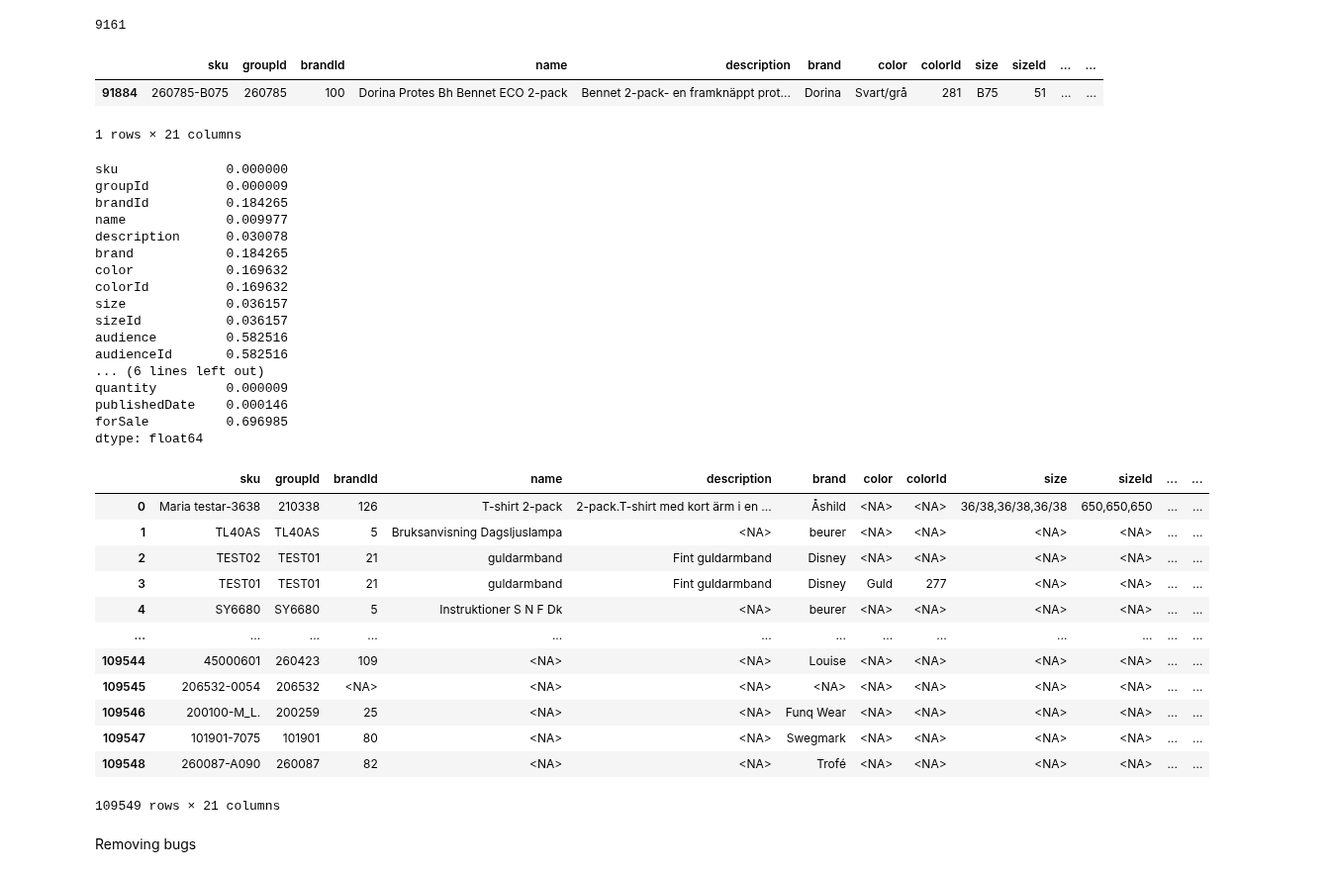
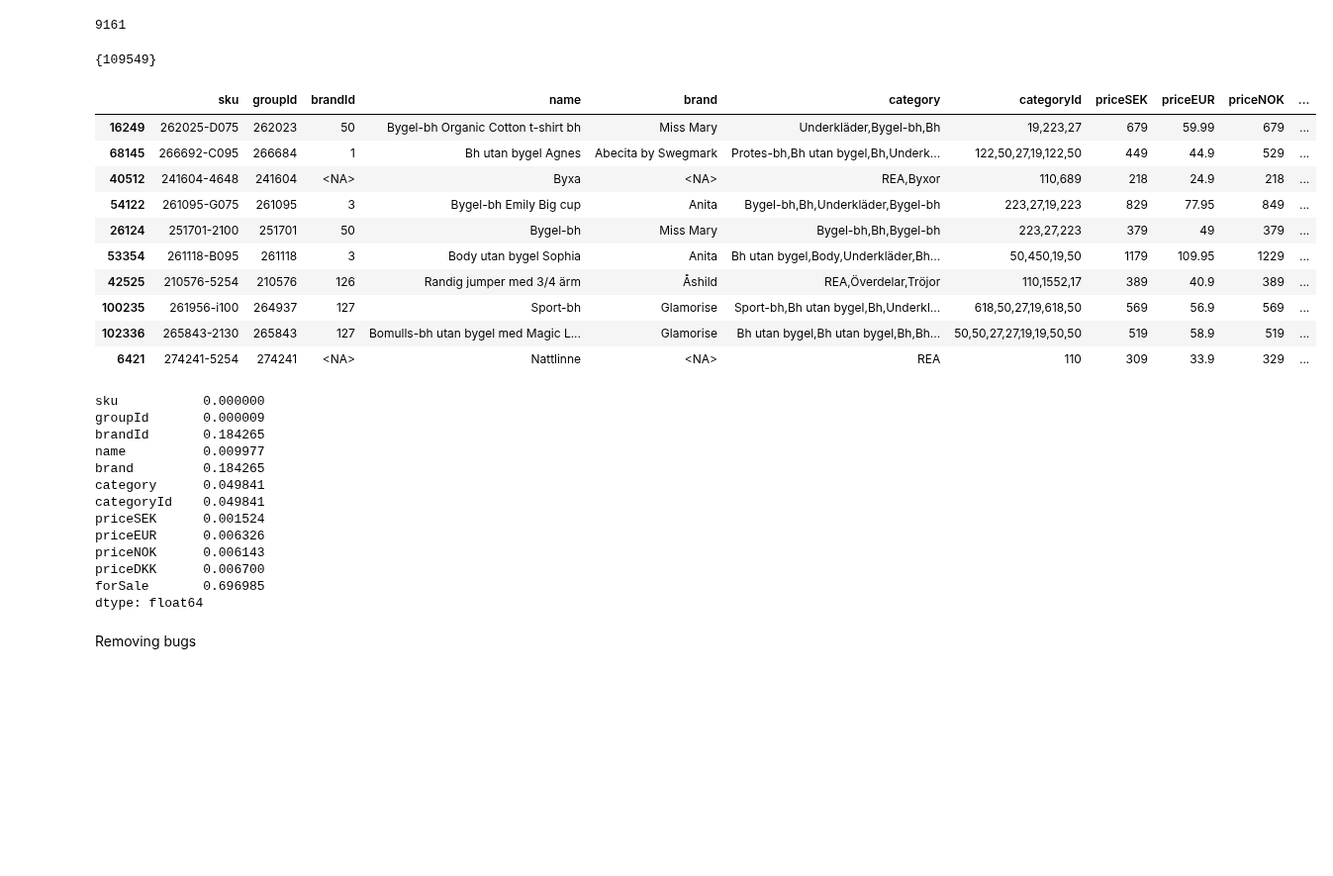
Before and after one commit to maria-lagerholm/itcm_recommendation_engine, a Jupyter notebook: notebooks/eda_articles.ipynb, the cells around one changed output. Shown at 99% size. Saved outputs shown, nothing was run; the diff lists cells and outputs as text; code cells hidden in the pictures; blank space fills up the shorter version.

```diff
--- a/notebooks/eda_articles.ipynb
+++ b/notebooks/eda_articles.ipynb
@@ -6,51 +6,47 @@ articles = pd.read_csv("../data/external/products.csv", dtype='string')
 print(articles['groupId'].nunique())
 # %% [output]
 9161
+# %%
+{len(articles)}
+# %% [output]
+{109549}
 # %%
-articles = articles.drop(columns=['status', 'incommingQuantity', 'length', 'width', 'height', 'weight', 'fabricId', 'fabric'])
+articles = articles.drop(columns=[
+    'status', 'incommingQuantity', 'length', 'width', 'height', 'weight',
+    'fabricId', 'fabric', 'description', 'colorId', 'color',
+    'sizeId', 'size', 'audience', 'audienceId', 'publishedDate', 'quantity'
+])
 # %%
-articles.sample()
+articles.sample(10)
 # %% [output]
-|  | sku | groupId | brandId | name | description | brand | color | colorId | size | sizeId | ... | ... |
-| 91884 | 260785-B075 | 260785 | 100 | Dorina Protes Bh Bennet ECO 2-pack | Bennet 2-pack- en framknäppt prot... | Dorina | Svart/grå | 281 | B75 | 51 | ... | ... |
+|  | sku | groupId | brandId | name | brand | category | categoryId | priceSEK | priceEUR | priceNOK | ... |
+| 16249 | 262025-D075 | 262023 | 50 | Bygel-bh Organic Cotton t-shirt bh | Miss Mary | Underkläder,Bygel-bh,Bh | 19,223,27 | 679 | 59.99 | 679 | ... |
+| 68145 | 266692-C095 | 266684 | 1 | Bh utan bygel Agnes | Abecita by Swegmark | Protes-bh,Bh utan bygel,Bh,Underk... | 122,50,27,19,122,50 | 449 | 44.9 | 529 | ... |
+| 40512 | 241604-4648 | 241604 | <NA> | Byxa | <NA> | REA,Byxor | 110,689 | 218 | 24.9 | 218 | ... |
+| 54122 | 261095-G075 | 261095 | 3 | Bygel-bh Emily Big cup | Anita | Bygel-bh,Bh,Underkläder,Bygel-bh | 223,27,19,223 | 829 | 77.95 | 849 | ... |
+| 26124 | 251701-2100 | 251701 | 50 | Bygel-bh | Miss Mary | Bygel-bh,Bh,Bygel-bh | 223,27,223 | 379 | 49 | 379 | ... |
+| 53354 | 261118-B095 | 261118 | 3 | Body utan bygel Sophia | Anita | Bh utan bygel,Body,Underkläder,Bh... | 50,450,19,50 | 1179 | 109.95 | 1229 | ... |
+| 42525 | 210576-5254 | 210576 | 126 | Randig jumper med 3/4 ärm | Åshild | REA,Överdelar,Tröjor | 110,1552,17 | 389 | 40.9 | 389 | ... |
+| 100235 | 261956-i100 | 264937 | 127 | Sport-bh | Glamorise | Sport-bh,Bh utan bygel,Bh,Underkl... | 618,50,27,19,618,50 | 569 | 56.9 | 569 | ... |
+| 102336 | 265843-2130 | 265843 | 127 | Bomulls-bh utan bygel med Magic L... | Glamorise | Bh utan bygel,Bh utan bygel,Bh,Bh... | 50,50,27,27,19,19,50,50 | 519 | 58.9 | 519 | ... |
+| 6421 | 274241-5254 | 274241 | <NA> | Nattlinne | <NA> | REA | 110 | 309 | 33.9 | 329 | ... |
-1 rows × 21 columns
 # %%
 #count proportion of missing values in each column
 articles.isnull().mean()
 # %% [output]
-sku              0.000000
-groupId          0.000009
-brandId          0.184265
-name             0.009977
-description      0.030078
-brand            0.184265
-color            0.169632
-colorId          0.169632
-size             0.036157
-sizeId           0.036157
-audience         0.582516
-audienceId       0.582516
-... (6 lines left out)
-quantity         0.000009
-publishedDate    0.000146
-forSale          0.696985
+sku           0.000000
+groupId       0.000009
+brandId       0.184265
+name          0.009977
+brand         0.184265
+category      0.049841
+categoryId    0.049841
+priceSEK      0.001524
+priceEUR      0.006326
+priceNOK      0.006143
+priceDKK      0.006700
+forSale       0.696985
 dtype: float64
-# %%
-articles
-# %% [output]
-|  | sku | groupId | brandId | name | description | brand | color | colorId | size | sizeId | ... | ... |
-| 0 | Maria testar-3638 | 210338 | 126 | T-shirt 2-pack | 2-pack.T-shirt med kort ärm i en ... | Åshild | <NA> | <NA> | 36/38,36/38,36/38 | 650,650,650 | ... | ... |
-| 1 | TL40AS | TL40AS | 5 | Bruksanvisning Dagsljuslampa | <NA> | beurer | <NA> | <NA> | <NA> | <NA> | ... | ... |
-| 2 | TEST02 | TEST01 | 21 | guldarmband | Fint guldarmband | Disney | <NA> | <NA> | <NA> | <NA> | ... | ... |
-| 3 | TEST01 | TEST01 | 21 | guldarmband | Fint guldarmband | Disney | Guld | 277 | <NA> | <NA> | ... | ... |
-| 4 | SY6680 | SY6680 | 5 | Instruktioner S N F Dk | <NA> | beurer | <NA> | <NA> | <NA> | <NA> | ... | ... |
-| ... | ... | ... | ... | ... | ... | ... | ... | ... | ... | ... | ... | ... |
-| 109544 | 45000601 | 260423 | 109 | <NA> | <NA> | Louise | <NA> | <NA> | <NA> | <NA> | ... | ... |
-| 109545 | 206532-0054 | 206532 | <NA> | <NA> | <NA> | <NA> | <NA> | <NA> | <NA> | <NA> | ... | ... |
-| 109546 | 200100-M_L. | 200259 | 25 | <NA> | <NA> | Funq Wear | <NA> | <NA> | <NA> | <NA> | ... | ... |
-| 109547 | 101901-7075 | 101901 | 80 | <NA> | <NA> | Swegmark | <NA> | <NA> | <NA> | <NA> | ... | ... |
-| 109548 | 260087-A090 | 260087 | 82 | <NA> | <NA> | Trofé | <NA> | <NA> | <NA> | <NA> | ... | ... |
-109549 rows × 21 columns
 # %% [markdown]
 Removing bugs
 # %%
```
Also changed, not shown: parts of 43 cells of this notebook, 14 other files.
